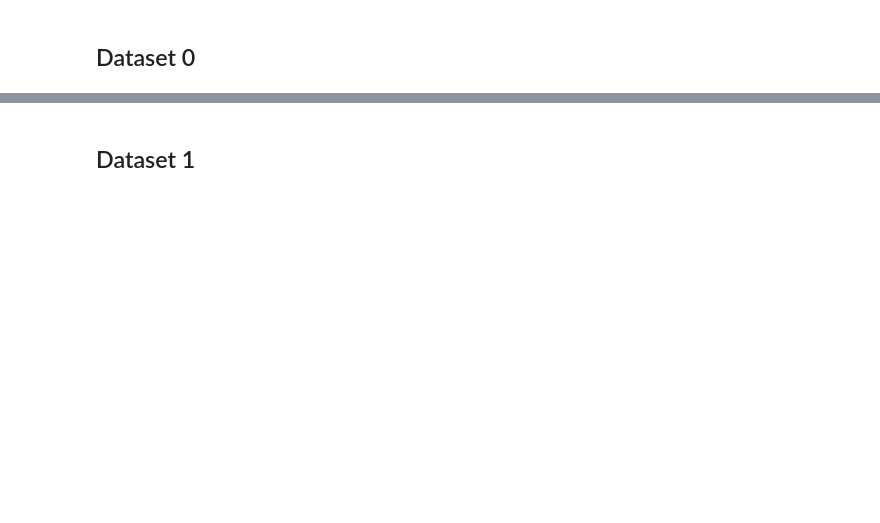
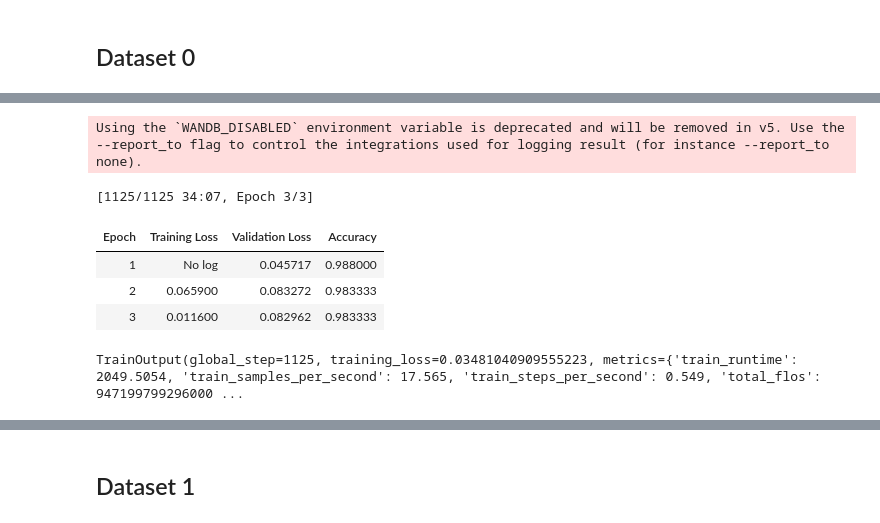
Before and after one commit to Sirapop12345/sp, a Jupyter notebook: notebook5ab12a55f4.ipynb, the cells around one changed output, grey strips where cells are left out. Cells and saved outputs as stored; diff of their text form; code cells hidden in the pictures; blank space fills up the shorter version.

Commit message:
Kaggle Notebook | notebook5ab12a55f4 | Version 1 (BERT)

```diff
--- a/notebook5ab12a55f4.ipynb
+++ b/notebook5ab12a55f4.ipynb
@@ -1599,0 +1551,6 @@ You should probably TRAIN this model on a down-stream task to be able to use it
+# %%
+# Load model directly
+from transformers import BertForSequenceClassification, TrainingArguments, Trainer,AutoTokenizer
+
+tokenizer = AutoTokenizer.from_pretrained("google-bert/bert-base-uncased")
+model = BertForSequenceClassification.from_pretrained("google-bert/bert-base-uncased",num_labels = 2)
@@ -1688,5 +1631,0 @@ DistilBertForSequenceClassification(
-# %%
-def compute_metrics(eval_pred):
-    logits, labels = eval_pred
-    predictions = np.argmax(logits, axis=1)
-    return metric.compute(predictions=predictions, references=labels)
@@ -1734,41 +1654,34 @@ os.environ["WANDB_DISABLED"] = "true"
 # %%
-from transformers import AdamW,EarlyStoppingCallback,TrainerCallback,get_linear_schedule_with_warmup
-
-# Freeze all layers except for pre_classifier, classifier, and FFN layers
-for name, param in model.named_parameters():
-    if not any(substring in name for substring in ['pre_classifier', 'classifier', 'transformer']):
-        param.requires_grad = False
-
-# Ensure that the pre_classifier, classifier, and FFN layers are unfrozen
-for name, param in model.named_parameters():
-    if any(substring in name for substring in ['pre_classifier', 'classifier', 'transformer']):
-        param.requires_grad = True
-
 training_args = TrainingArguments(
     eval_strategy="epoch",
     output_dir="./results",
     learning_rate=2e-5,
     per_device_train_batch_size=32,
     per_device_eval_batch_size=32,
     num_train_epochs=3,
     weight_decay=0.01,
-    logging_dir='./logs',
-    save_strategy="steps",
-    save_steps = 1000,
 )
 
 # Initialize Trainer
 trainer = Trainer(
     model=model,
     args=training_args,
     train_dataset=train_df0_dataset,
     eval_dataset=val_df0_dataset,
     tokenizer = tokenizer,
     compute_metrics=compute_metrics,
 )
 
 # Fine-tune the model
 trainer.train()
+# %% [output]
+Using the `WANDB_DISABLED` environment variable is deprecated and will be removed in v5. Use the --report_to flag to control the integrations used for logging result (for instance --report_to none).
+[1125/1125 34:07, Epoch 3/3]
+| Epoch | Training Loss | Validation Loss | Accuracy |
+| 1 | No log | 0.045717 | 0.988000 |
+| 2 | 0.065900 | 0.083272 | 0.983333 |
+| 3 | 0.011600 | 0.082962 | 0.983333 |
+TrainOutput(global_step=1125, training_loss=0.03481040909555223, metrics={'train_runtime': 2049.5054, 'train_samples_per_second': 17.565, 'train_steps_per_second': 0.549, 'total_flos': 947199799296000 ...
 # %%
 from torch.utils.data import DataLoader
 
```
Also changed, not shown: parts of 64 cells of this notebook.
